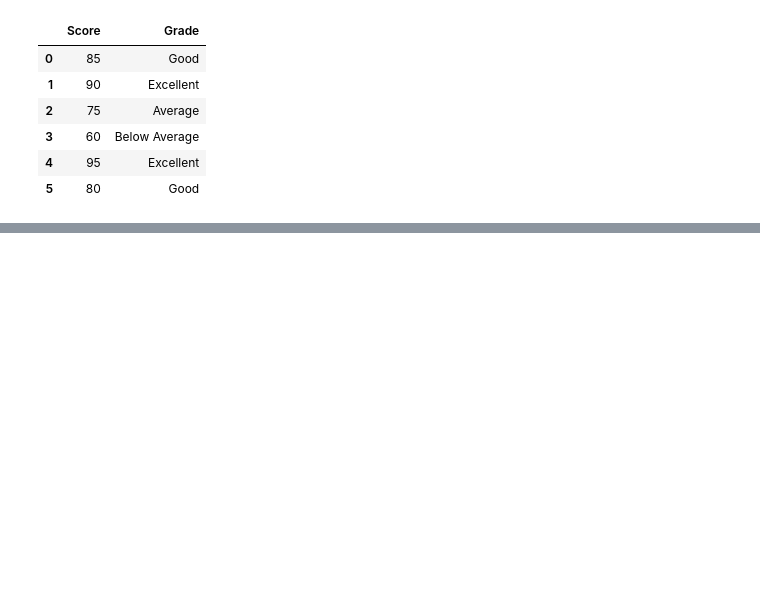
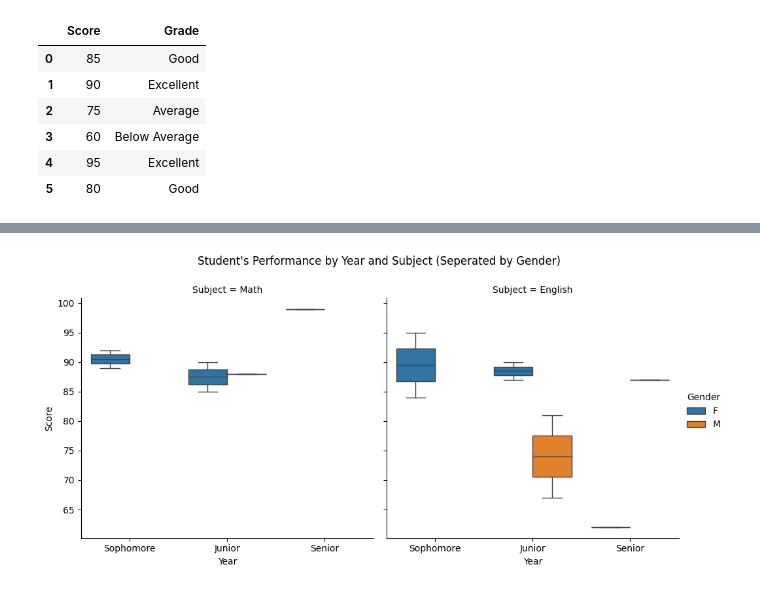
Before and after one commit to Nafisazmn/CS-122-Advance-Python, a Jupyter notebook: Nafisa_Zaman_CS122_HW6.ipynb, the cells around one changed output, grey strips where cells are left out. Cells and saved outputs as stored; diff of their text form; code cells hidden in the pictures; blank space fills up the shorter version.

```diff
--- a/Nafisa_Zaman_CS122_HW6.ipynb
+++ b/Nafisa_Zaman_CS122_HW6.ipynb
@@ -121,0 +167,16 @@ The resulting dataframe should look like this:
+# %%
+# Q2
+
+# Your code here . . .
+
+def categorize_grade(grade):
+  if grade == 10:
+    return "Sophomore"
+  elif grade == 11:
+    return "Junior"
+  else:
+    return "Senior"
+
+merged_df["Year"] = merged_df["Grade"].apply(categorize_grade)
+
+merged_df
@@ -146,0 +225,13 @@ The boxplot should look like this:
+# %%
+# Q4
+
+# Your code here . . .
+
+tidy_df = merged_df.melt(
+    id_vars = ["Student_ID", "Name", "Age", "Gender", "Year", "Grade"],
+    value_vars = ["Math", "English"],
+    var_name = "Subject",
+    value_name="Score"
+)
+
+tidy_df
@@ -146,0 +256,18 @@ The boxplot should look like this:
+# %%
+#Boxplot
+import seaborn as sns
+
+g = sns.catplot(
+    data = tidy_df,
+    x = "Year",
+    y = "Score",
+    hue = "Gender",
+    col = "Subject",
+    kind = "box",
+    order = ["Sophomore", "Junior", "Senior"]
+)
+
+g.fig.suptitle("Student's Performance by Year and Subject (Seperated by Gender)")
+g.fig.subplots_adjust(top = 0.85)
+# %% [output]
+[figure, added]
```
Also changed, not shown: parts of 8 cells of this notebook.
